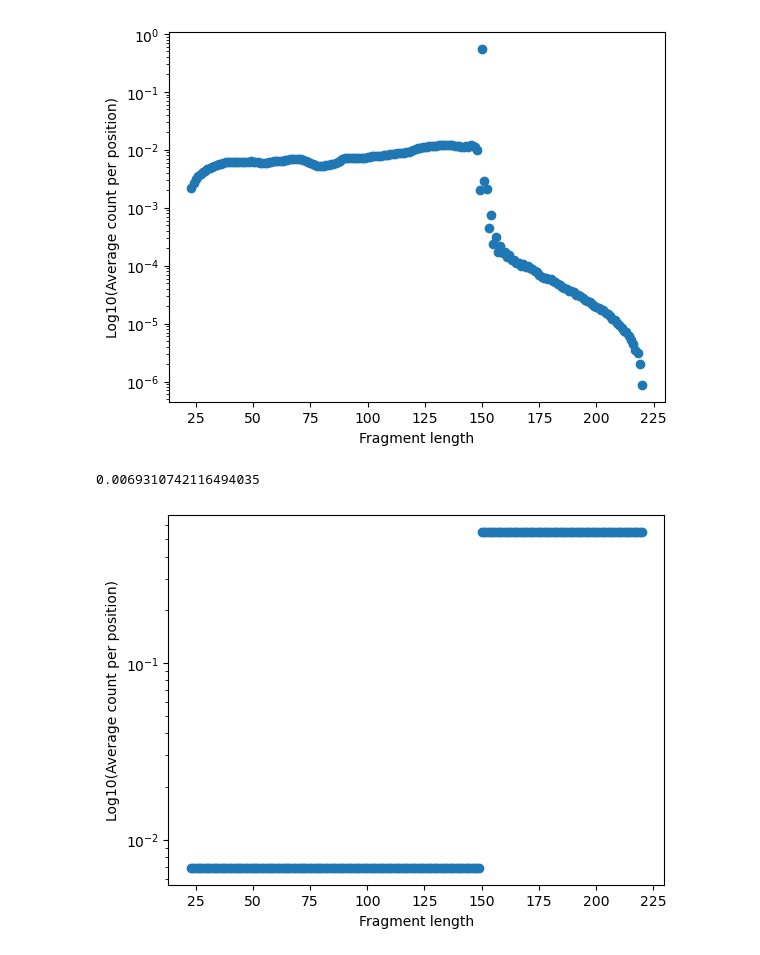
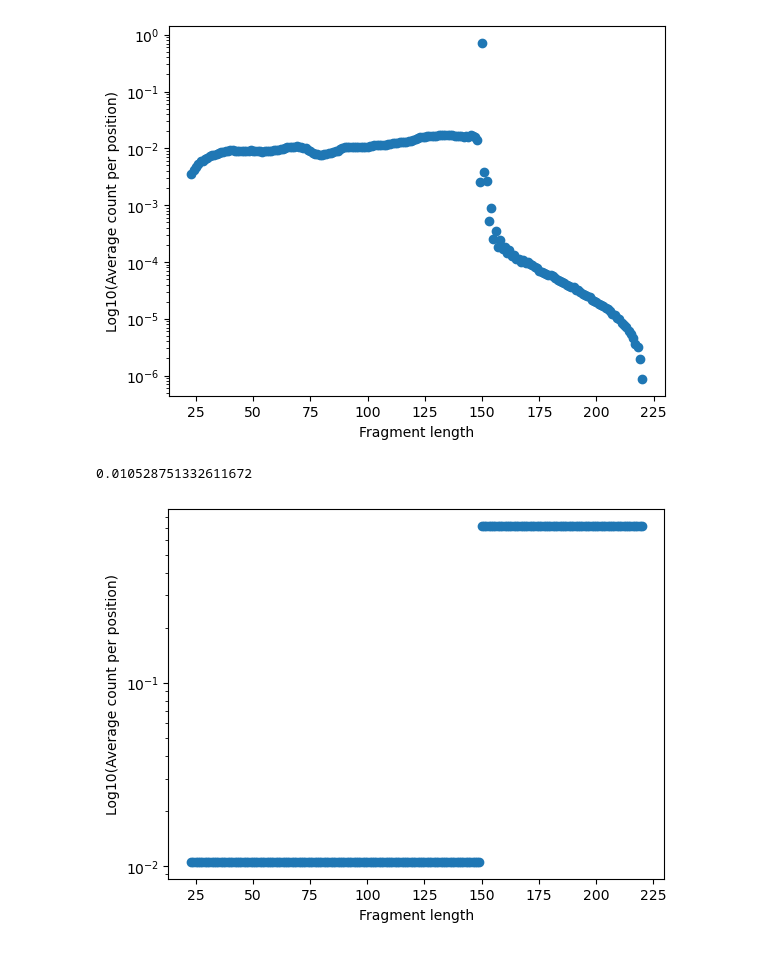
Before and after one commit to aryeelab/foci-3d, a Jupyter notebook: code/footprinting.ipynb, the cells around one changed output. Saved outputs shown, nothing was run; the diff lists cells and outputs as text; code cells hidden in the pictures.

```diff
--- a/code/footprinting.ipynb
+++ b/code/footprinting.ipynb
@@ -25,30 +28,33 @@ from functools import partial
 import wandb
 # %%
 # Define test input data
-counts_gz = '../data/mesc_microC_3hrDMSO_chr8.counts.tsv.gz'
+counts_gz = '../data/MicroC_3hrDMSO.counts.tsv.gz'
+#counts_gz = '../data/mesc_microC_3hrDMSO_chr8.counts.tsv.gz'
 #counts_gz = '../test_data/mesc_microc_test.counts.tsv.gz'
 procap_bw = '../data/GSM2170014_Pro_mESC.ucsc_mm10.bw'
+
+chrom = 'chr8'
 # %%
 # Get normalization factors (i.e. average counts per fragment length)
 
-#avg_by_len = average_counts_by_fraglen(counts_gz, chrom)
+avg_by_len = average_counts_by_fraglen(counts_gz, chrom)
 
 # Save avg_by_len to file
-#with open('data/avg_by_len.pkl', 'wb') as f:
-#    pickle.dump(avg_by_len, f)
+with open('../data/avg_by_len.pkl', 'wb') as f:
+    pickle.dump(avg_by_len, f)
 
 # Load avg_by_len from file
-with open('data/avg_by_len.pkl', 'rb') as f:
-    avg_by_len = pickle.load(f)
+#with open('../data/avg_by_len.pkl', 'rb') as f:
+#    avg_by_len = pickle.load(f)
 
 # Plot log10(avg_by_len) - scatter plot
 plt.scatter(avg_by_len.keys(), list(avg_by_len.values()))
 plt.yscale('log')
 plt.xlabel('Fragment length')
 plt.ylabel('Log10(Average count per position)')
 plt.show()
 # %% [output]
-[figure, old version]
+[figure, new version]
 # %%
 # Replace all avg_by_len values for length <150 by the median of the values for length <150
 median = np.median([v for k, v in avg_by_len.items() if k < 150])
@@ -66,8 +72,8 @@ plt.xlabel('Fragment length')
 plt.ylabel('Log10(Average count per position)')
 plt.show()
 # %% [output]
-0.0069310742116494035
+0.010528751332611672
-[figure, old version]
+[figure, new version]
 # %%
 ### Plot an example region
 # Gins4 chr8:23226610-23237668 (-)
```
Also changed, not shown: parts of 11 cells of this notebook, 3 other files.
